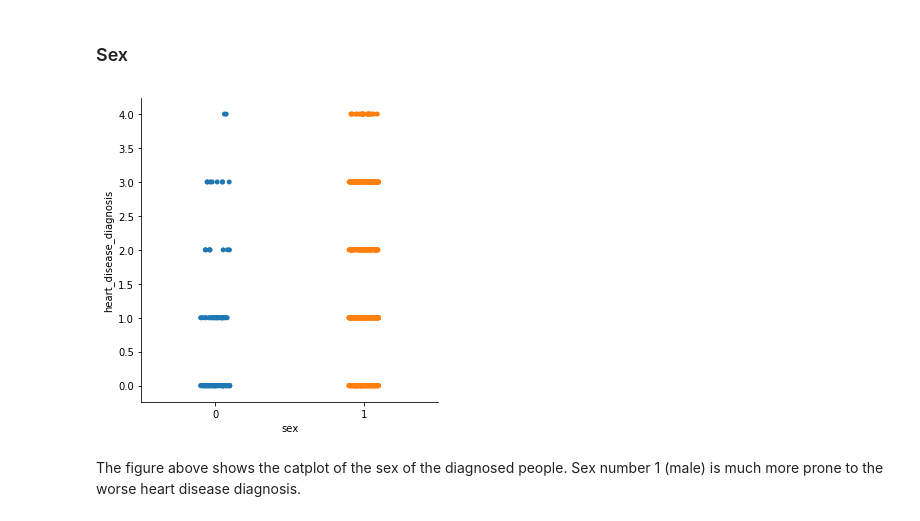
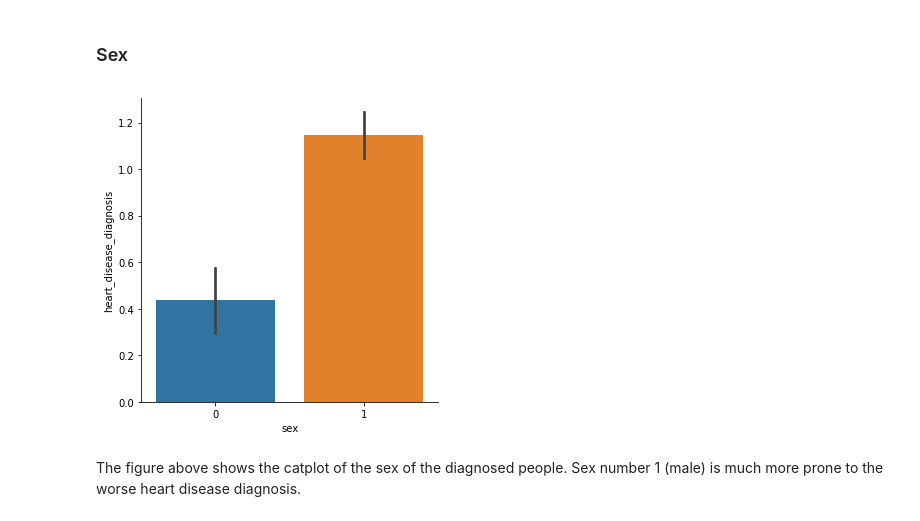
Before and after one commit to diwangs/IF3170_heart-disease-classification, a Jupyter notebook: notebooks/1. Exploratory Data Analysis.ipynb, the cells around one changed output. Cells and saved outputs as stored; diff of their text form; code cells hidden in the pictures.

```diff
--- a/notebooks/1. Exploratory Data Analysis.ipynb
+++ b/notebooks/1. Exploratory Data Analysis.ipynb
@@ -200,10 +200,10 @@ The figure above shows the boxplot of the age of the diagnosed people. We can se
 # %% [markdown]
 ### Sex
 # %%
-sns.catplot(x="sex", y="heart_disease_diagnosis", data=train_df)
+sns.catplot(x="sex", y="heart_disease_diagnosis", data=train_df, kind='bar')
 plt.show()
 # %% [output]
-[figure, old version]
+[figure, new version]
 # %% [markdown]
 The figure above shows the catplot of the sex of the diagnosed people. Sex number 1 (male) is much more prone to the worse heart disease diagnosis.
 # %% [markdown]
```
Also changed, not shown: parts of 6 cells of this notebook, 5 other files.
